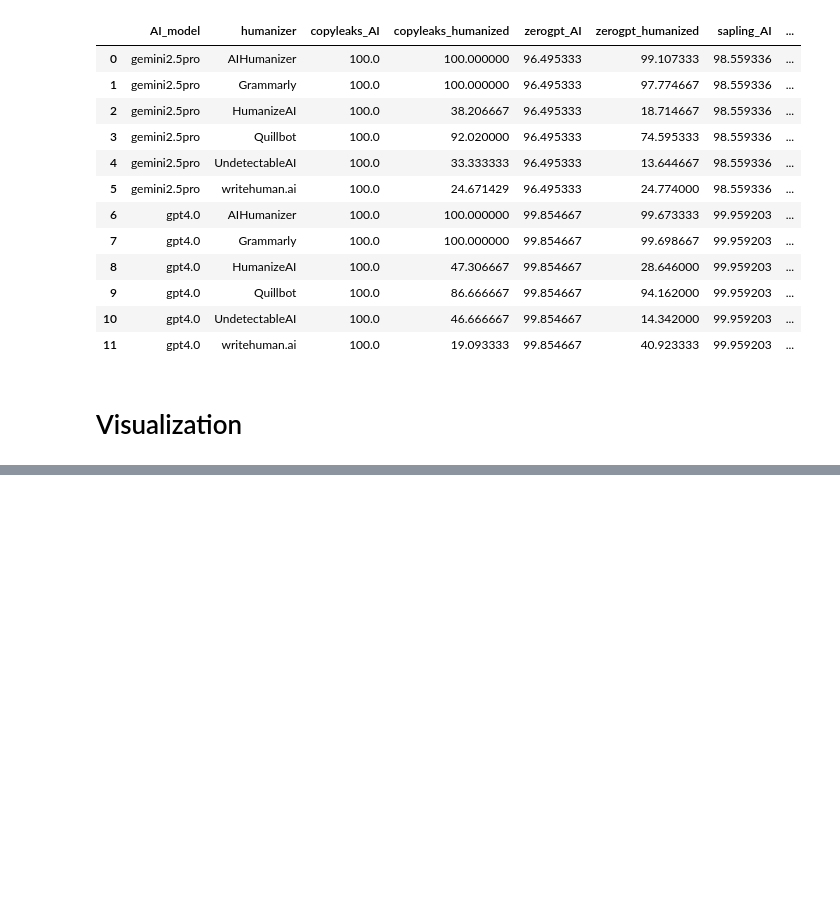
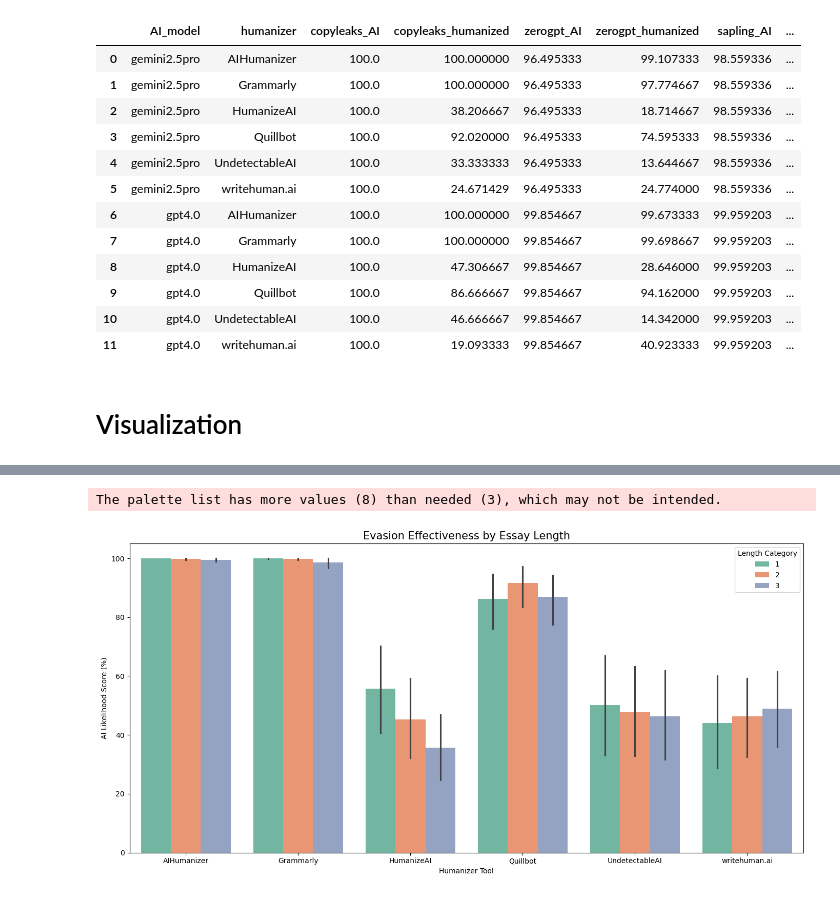
Before and after one commit to warit-tee/FYP, a Jupyter notebook: detectability/detect-results.ipynb, the cells around one changed output, grey strips where cells are left out. Cells and saved outputs as stored; diff of their text form; code cells hidden in the pictures; blank space fills up the shorter version.

```diff
--- a/detectability/detect-results.ipynb
+++ b/detectability/detect-results.ipynb
@@ -353,0 +347,13 @@ plt.show()
+# %%
+# --- Visualization 3: Impact of Essay Length ---
+plt.figure()
+sns.barplot(data=melted_df, x='humanizer', y='AI_Score', hue='length', palette=custom_palette)
+plt.title('Evasion Effectiveness by Essay Length', fontsize=15)
+plt.ylabel('AI Likelihood Score (%)')
+plt.xlabel('Humanizer Tool')
+plt.legend(title='Length Category', loc='upper right')
+plt.tight_layout()
+plt.show()
+# %% [output]
+The palette list has more values (8) than needed (3), which may not be intended.
+[figure, added]
```
Also changed, not shown: parts of 19 cells of this notebook, 5 other files.
